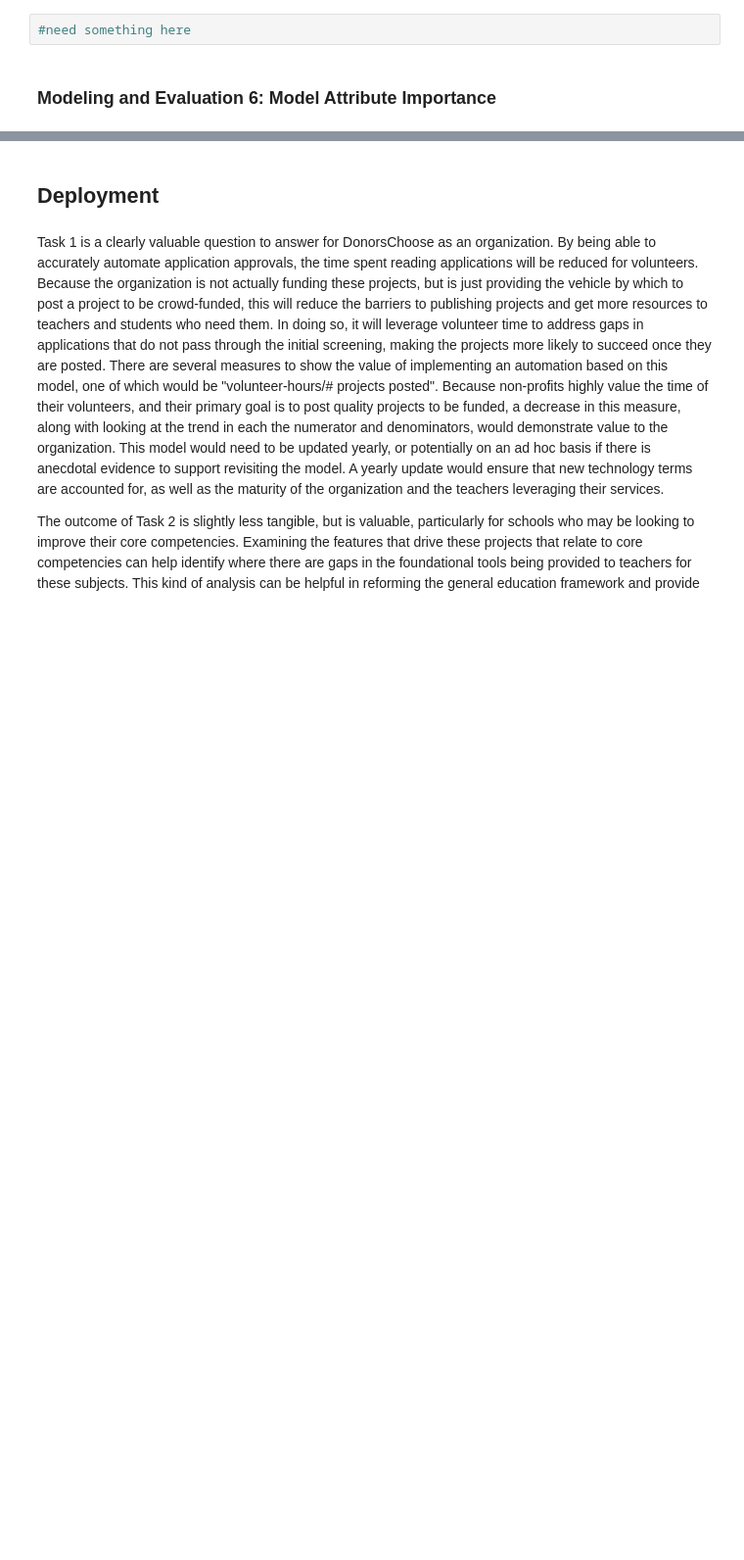
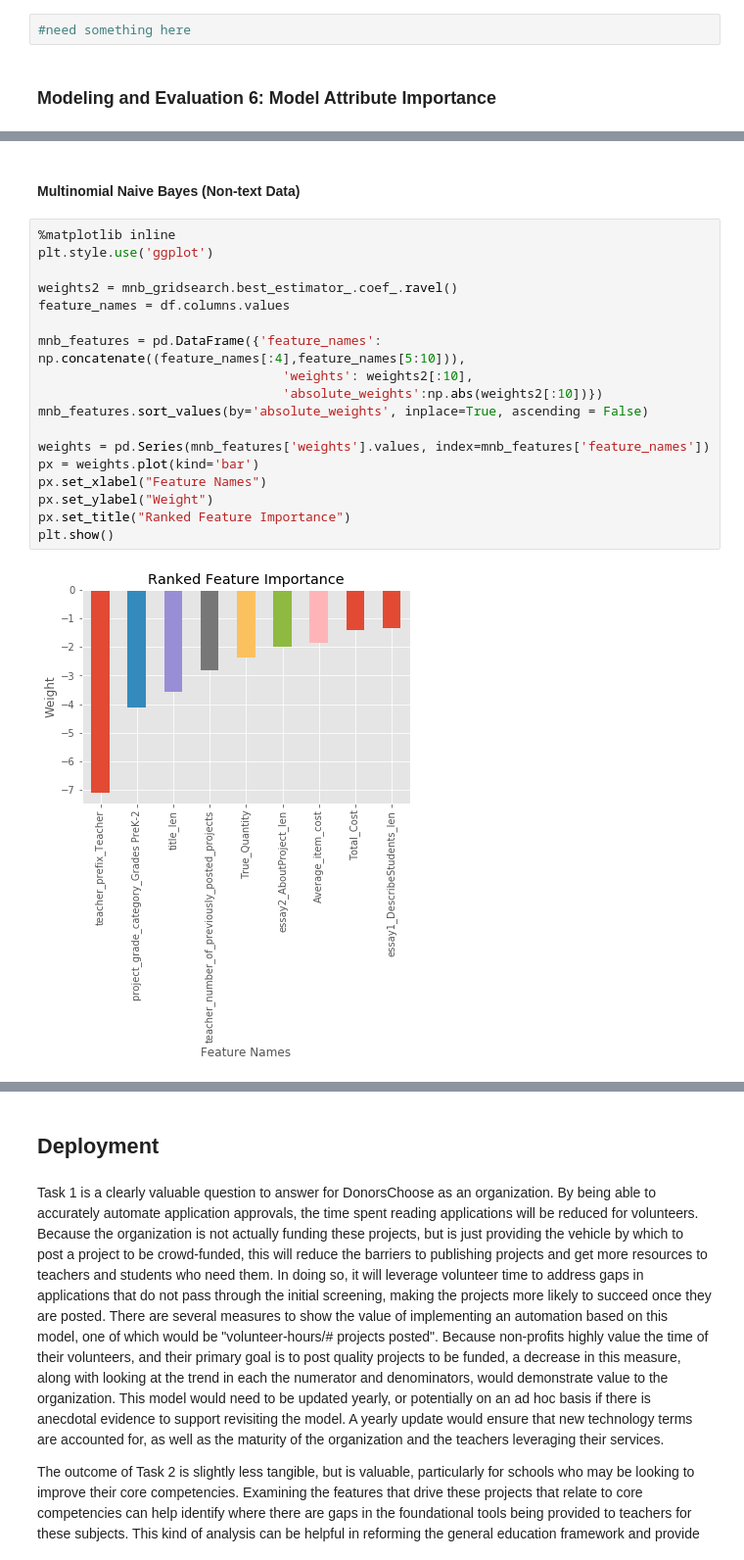
Before and after one commit to davestroud/DataMining_SMU, a Jupyter notebook: Proj2-Aschams.ipynb, the cells around one changed output, grey strips where cells are left out. Shown: that part at 98% size. Saved outputs shown, nothing was run; the diff lists cells and outputs as text; blank space fills up the shorter version.

Commit message:
Added Attribute Importance plots

```diff
--- a/Proj2-Aschams.ipynb
+++ b/Proj2-Aschams.ipynb
@@ -1090,0 +1093,22 @@ plt.show()
+# %% [markdown]
+#### Multinomial Naive Bayes (Non-text Data)
+# %%
+%matplotlib inline
+plt.style.use('ggplot')
+
+weights2 = mnb_gridsearch.best_estimator_.coef_.ravel()
+feature_names = df.columns.values
+
+mnb_features = pd.DataFrame({'feature_names': np.concatenate((feature_names[:4],feature_names[5:10])),
+                                'weights': weights2[:10],
+                                'absolute_weights':np.abs(weights2[:10])})
+mnb_features.sort_values(by='absolute_weights', inplace=True, ascending = False)
+
+weights = pd.Series(mnb_features['weights'].values, index=mnb_features['feature_names'])
+px = weights.plot(kind='bar')
+px.set_xlabel("Feature Names")
+px.set_ylabel("Weight")
+px.set_title("Ranked Feature Importance")
+plt.show()
+# %% [output]
+[figure, added]
```
Also changed, not shown: parts of 11 cells of this notebook.
